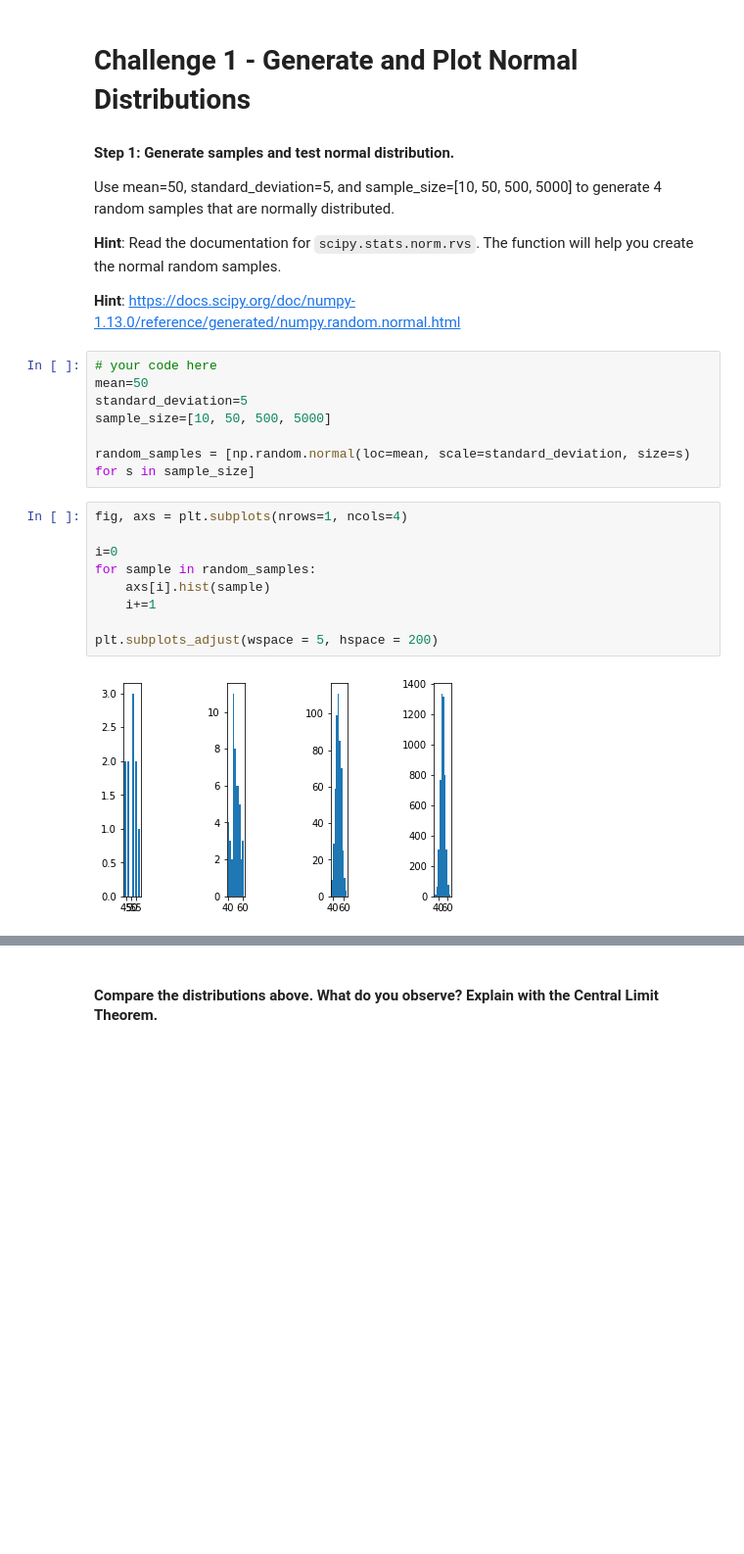
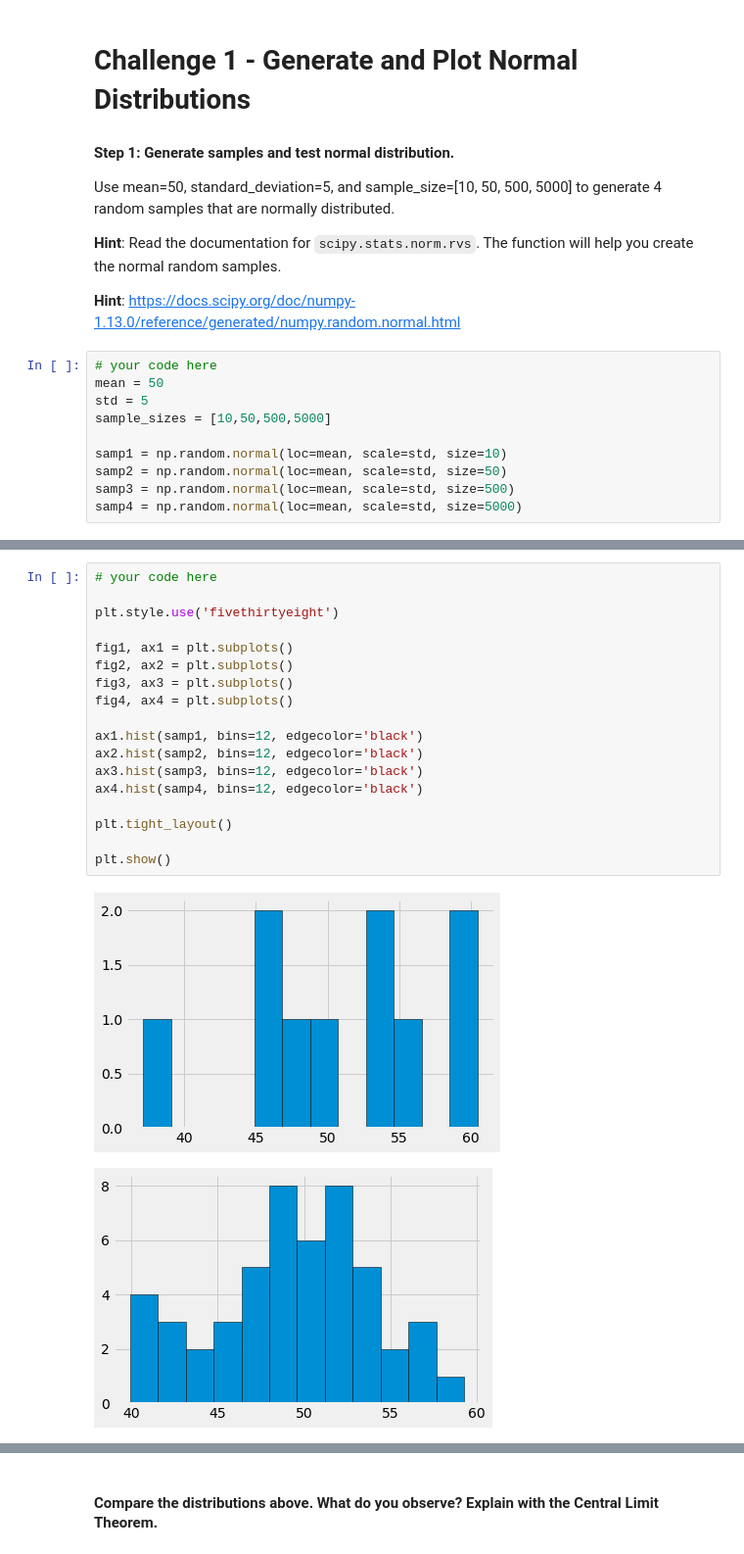
Before and after one commit to diogoacabado/dataV2-labs, a Jupyter notebook: module-2/Probability-Distributions/your-code/main.ipynb, the cells around one changed output, grey strips where cells are left out. Shown at 98% size. Cells and saved outputs as stored; diff of their text form; blank space fills up the shorter version.

```diff
--- a/module-2/Probability-Distributions/your-code/main.ipynb
+++ b/module-2/Probability-Distributions/your-code/main.ipynb
@@ -20,22 +20,14 @@ Use mean=50, standard_deviation=5, and sample_size=[10, 50, 500, 5000] to genera
 **Hint**: https://docs.scipy.org/doc/numpy-1.13.0/reference/generated/numpy.random.normal.html
 # %%
 # your code here
-mean=50
-standard_deviation=5
-sample_size=[10, 50, 500, 5000]
+mean = 50
+std = 5
+sample_sizes = [10,50,500,5000]
 
-random_samples = [np.random.normal(loc=mean, scale=standard_deviation, size=s) for s in sample_size]
+samp1 = np.random.normal(loc=mean, scale=std, size=10)
+samp2 = np.random.normal(loc=mean, scale=std, size=50)
+samp3 = np.random.normal(loc=mean, scale=std, size=500)
+samp4 = np.random.normal(loc=mean, scale=std, size=5000)
-# %%
-fig, axs = plt.subplots(nrows=1, ncols=4)
-
-i=0
-for sample in random_samples:
-    axs[i].hist(sample)
-    i+=1
-
-plt.subplots_adjust(wspace = 5, hspace = 200)
-# %% [output]
-[figure, removed]
 # %% [markdown]
 #### Step 2: Plot normal distributions.
 
@@ -44,3 +36,24 @@ To check the shape of the samples you have just created, you can use matplotlib.
 If you did, your outputs would be really similar to the ones below:
 
 ![normal distributions with different sample sizes](../images/ch-1.png)
+# %%
+# your code here
+
+plt.style.use('fivethirtyeight')
+
+fig1, ax1 = plt.subplots()
+fig2, ax2 = plt.subplots()
+fig3, ax3 = plt.subplots()
+fig4, ax4 = plt.subplots()
+
+ax1.hist(samp1, bins=12, edgecolor='black')
+ax2.hist(samp2, bins=12, edgecolor='black')
+ax3.hist(samp3, bins=12, edgecolor='black')
+ax4.hist(samp4, bins=12, edgecolor='black')
+
+plt.tight_layout()
+
+plt.show()
+# %% [output]
+[figure, added]
+[figure, added]
```
Also changed, not shown: parts of 34 cells of this notebook, 5 other files.
